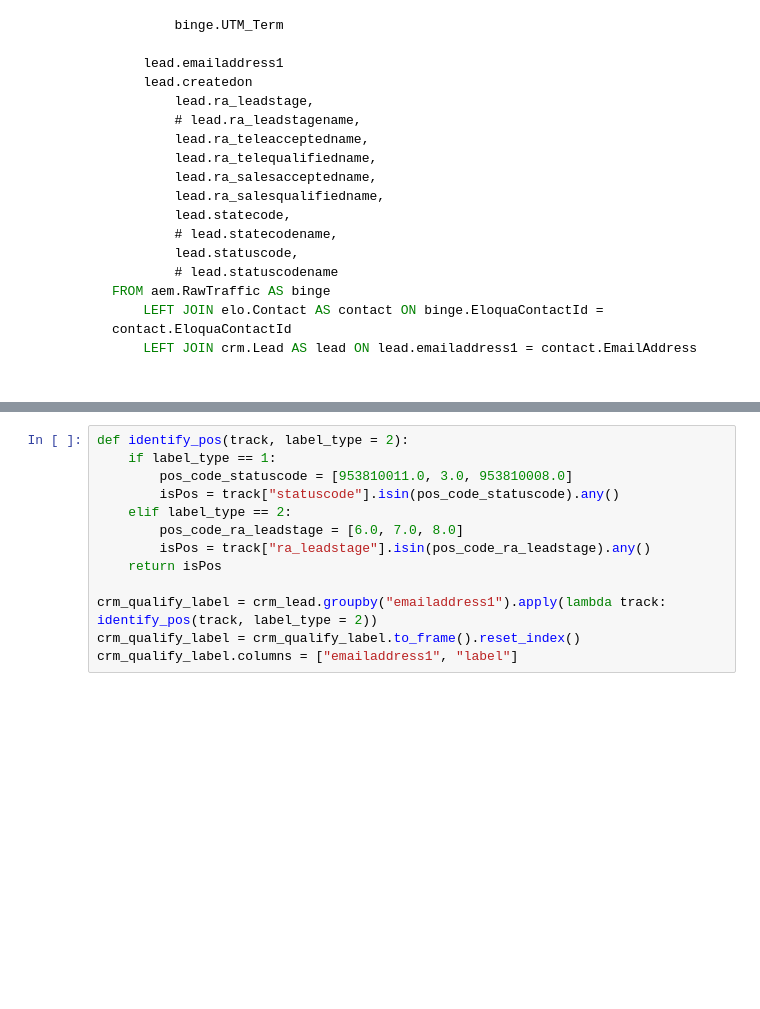
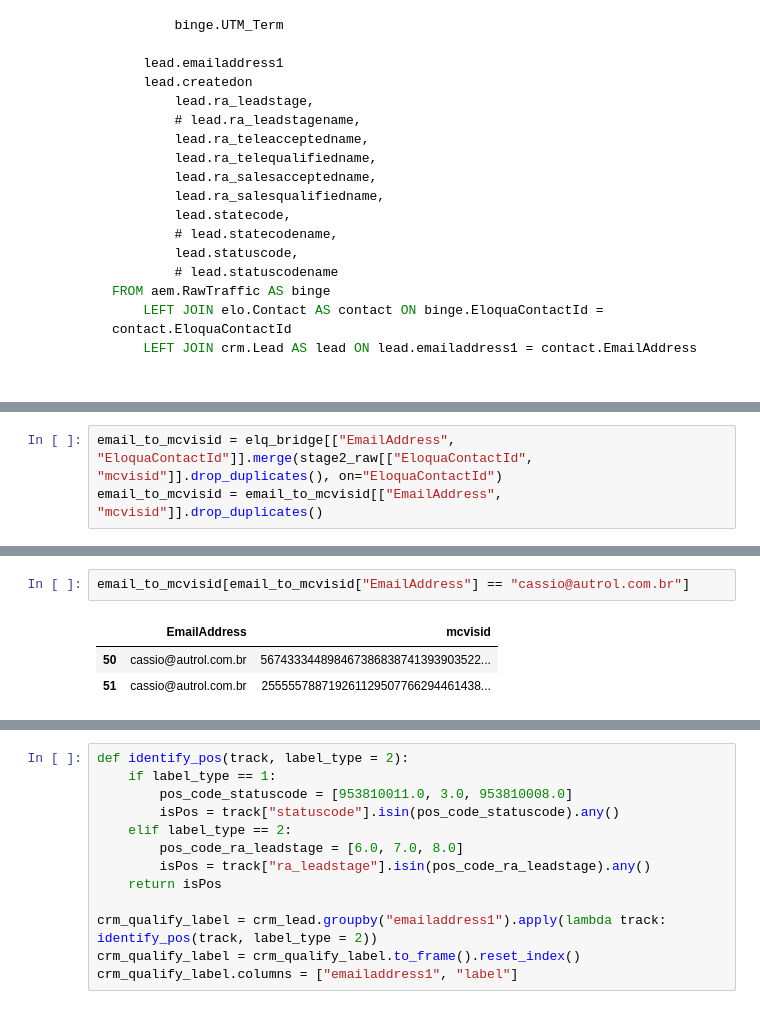
Before and after one commit to wyang-pisrc/ra-mdp, a Jupyter notebook: engagement_scoring/look_up_tables.ipynb, the cells around one changed output, grey strips where cells are left out. Drawn from its saved outputs; the diff is of its cells as text; blank space fills up the shorter version.

```diff
--- a/engagement_scoring/look_up_tables.ipynb
+++ b/engagement_scoring/look_up_tables.ipynb
@@ -969,0 +968,3 @@ FROM aem.RawTraffic AS binge
+# %%
+email_to_mcvisid = elq_bridge[["EmailAddress", "EloquaContactId"]].merge(stage2_raw[["EloquaContactId", "mcvisid"]].drop_duplicates(), on="EloquaContactId")
+email_to_mcvisid = email_to_mcvisid[["EmailAddress", "mcvisid"]].drop_duplicates()
@@ -969,0 +987,6 @@ FROM aem.RawTraffic AS binge
+# %%
+email_to_mcvisid[email_to_mcvisid["EmailAddress"] == "cassio@autrol.com.br"]
+# %% [output]
+|  | EmailAddress | mcvisid |
+| 50 | cassio@autrol.com.br | 567433344898467386838741393903522... |
+| 51 | cassio@autrol.com.br | 255555788719261129507766294461438... |
```
Also changed, not shown: parts of 10 cells of this notebook, 5 other files.
